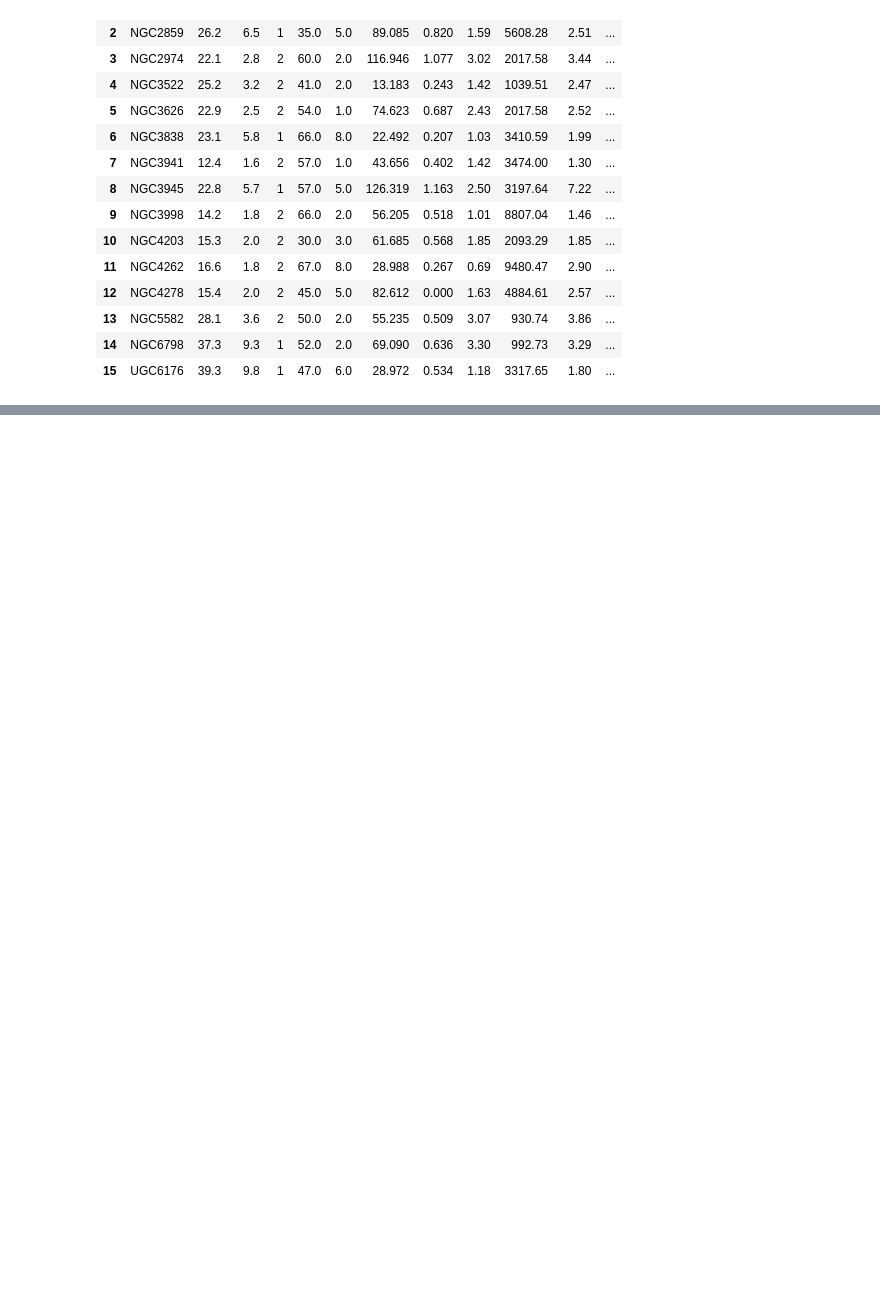
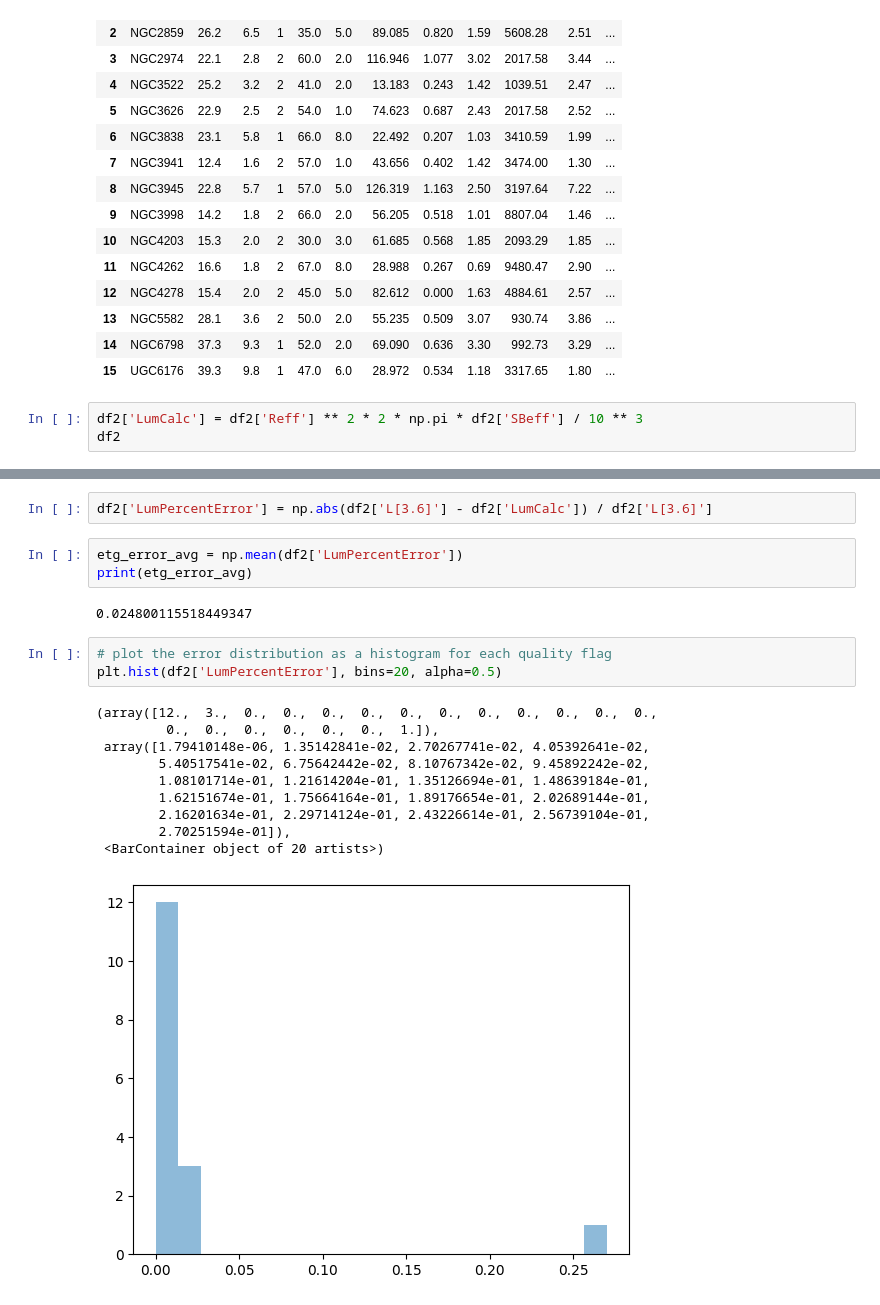
Before and after one commit to Jminding/ComputationalAstrophysics, a Jupyter notebook: Python/qualityflags.ipynb, the cells around one changed output, grey strips where cells are left out. Drawn from its saved outputs; the diff is of its cells as text; blank space fills up the shorter version.

```diff
--- a/Python/qualityflags.ipynb
+++ b/Python/qualityflags.ipynb
@@ -124,3 +124,6 @@ df2
 | 13 | NGC5582 | 28.1 | 3.6 | 2 | 50.0 | 2.0 | 55.235 | 0.509 | 3.07 | 930.74 | 3.86 | ... |
 | 14 | NGC6798 | 37.3 | 9.3 | 1 | 52.0 | 2.0 | 69.090 | 0.636 | 3.30 | 992.73 | 3.29 | ... |
 | 15 | UGC6176 | 39.3 | 9.8 | 1 | 47.0 | 6.0 | 28.972 | 0.534 | 1.18 | 3317.65 | 1.80 | ... |
+# %%
+df2['LumCalc'] = df2['Reff'] ** 2 * 2 * np.pi * df2['SBeff'] / 10 ** 3
+df2
@@ -126,0 +149,21 @@ df2
+# %%
+df2['LumPercentError'] = np.abs(df2['L[3.6]'] - df2['LumCalc']) / df2['L[3.6]']
+# %%
+etg_error_avg = np.mean(df2['LumPercentError'])
+print(etg_error_avg)
+# %% [output]
+0.024800115518449347
+# %%
+# plot the error distribution as a histogram for each quality flag
+plt.hist(df2['LumPercentError'], bins=20, alpha=0.5)
+# %% [output]
+(array([12.,  3.,  0.,  0.,  0.,  0.,  0.,  0.,  0.,  0.,  0.,  0.,  0.,
+         0.,  0.,  0.,  0.,  0.,  0.,  1.]),
+ array([1.79410148e-06, 1.35142841e-02, 2.70267741e-02, 4.05392641e-02,
+        5.40517541e-02, 6.75642442e-02, 8.10767342e-02, 9.45892242e-02,
+        1.08101714e-01, 1.21614204e-01, 1.35126694e-01, 1.48639184e-01,
+        1.62151674e-01, 1.75664164e-01, 1.89176654e-01, 2.02689144e-01,
+        2.16201634e-01, 2.29714124e-01, 2.43226614e-01, 2.56739104e-01,
+        2.70251594e-01]),
+ <BarContainer object of 20 artists>)
+[figure, added]
```
Also changed, not shown: parts of 1 cell of this notebook.
